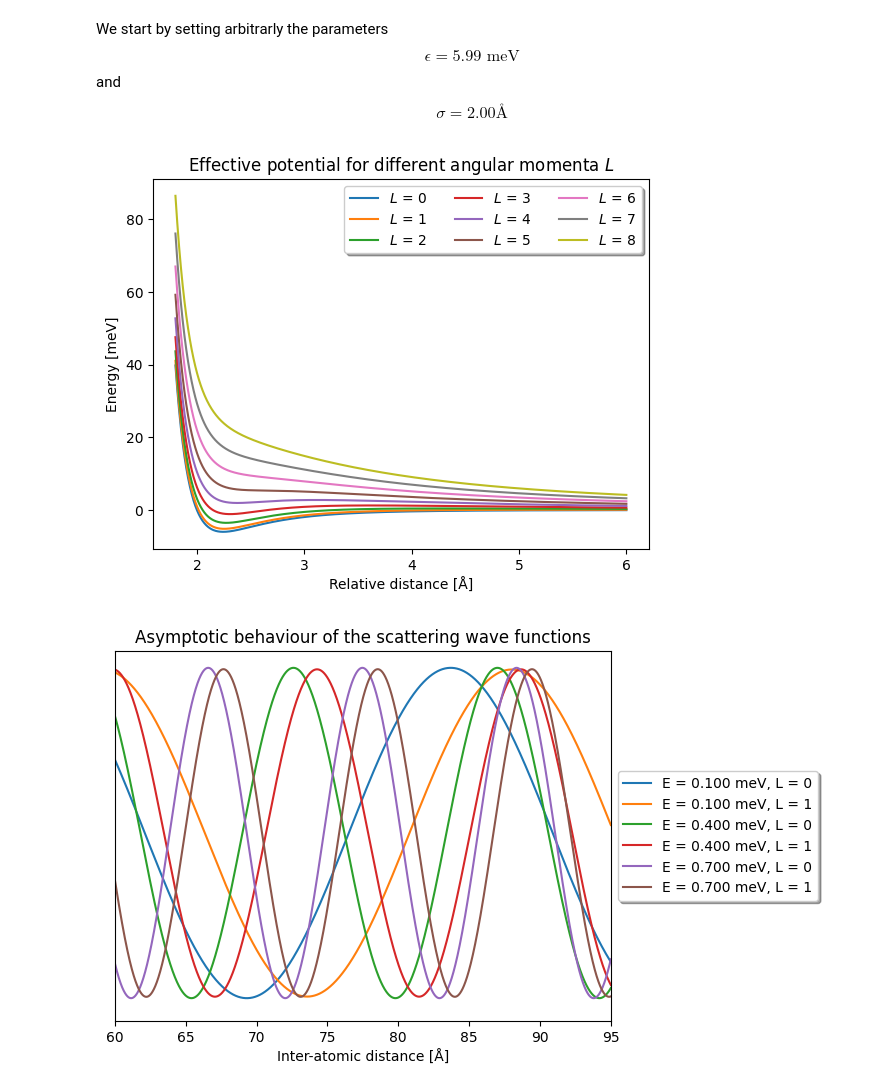
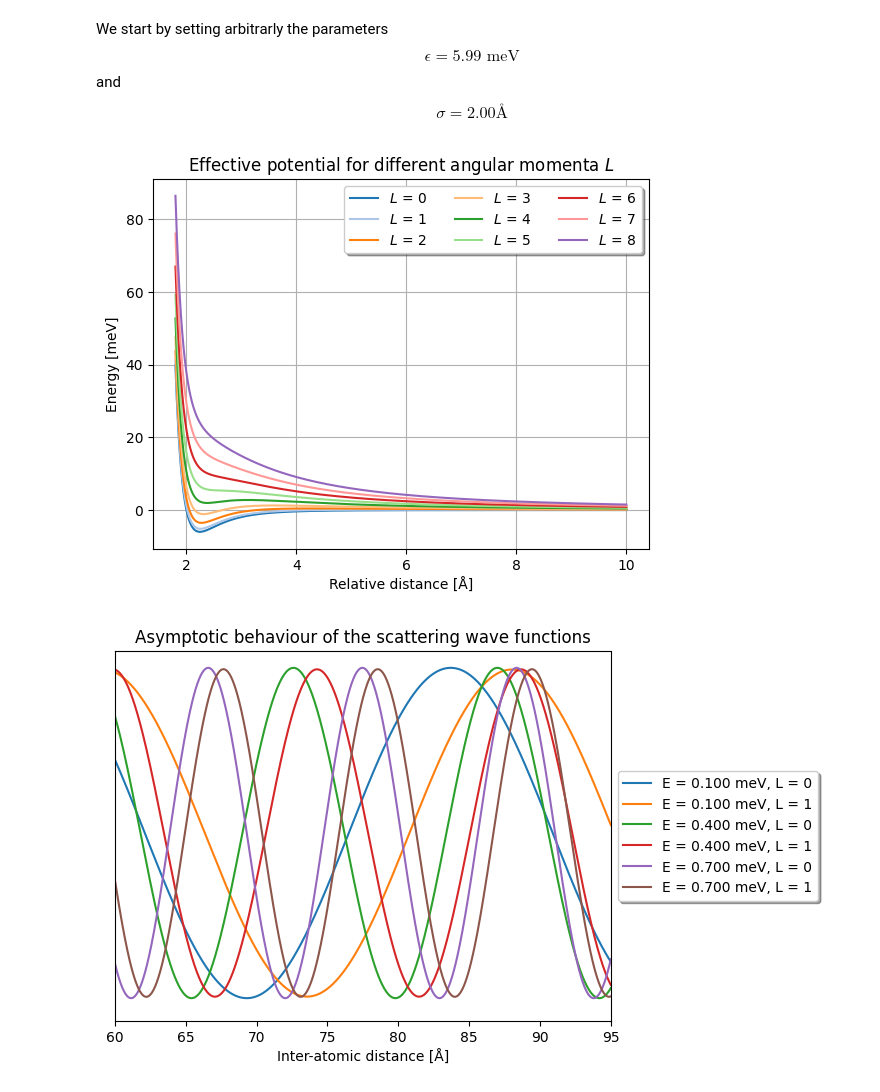
Before and after one commit to ihategoto/physipy, a Jupyter notebook: physipy/notebooks/phase_shifts_scattering.ipynb, the cells around one changed output. Saved outputs shown, nothing was run; the diff lists cells and outputs as text; code cells hidden in the pictures.

```diff
--- a/physipy/notebooks/phase_shifts_scattering.ipynb
+++ b/physipy/notebooks/phase_shifts_scattering.ipynb
@@ -25,21 +25,26 @@ print(f"ℏ²/2µ = {hbar2_over_2mu_meV_A2:.6f} meV·Å²")
 We start by setting arbitrarly the parameters $$\epsilon = 5.99 \text{ meV}$$ and $$\sigma = 2.00 Å$$
 # %%
 kwargs = {'hbar_squared_over_2_m' : 2.098599, 'sigma' : 2, 'epsilon' : 5.99}
+cmap = plt.get_cmap('tab20')
 # %%
 # print the effective potential for different angular momenta
-r = np.linspace(0.9 * kwargs['sigma'], 6, 1000)
+r = np.linspace(0.9 * kwargs['sigma'], 10, 1000)
 ls = np.arange(0, 9, 1)
 
 plt.title('Effective potential for different angular momenta $L$')
+i = 0
 for _l in ls:
-    plt.plot(r, phys.effective_potential(r, _l, phys.lennard_jones, **kwargs), label = f'$L$ = {_l}')
+    color = cmap(i)
+    plt.plot(r, phys.effective_potential(r, _l, phys.lennard_jones, **kwargs), color = color, label = f'$L$ = {_l}')
+    i += 1
 
 plt.xlabel('Relative distance [Å]')
 plt.ylabel('Energy [meV]')
 plt.legend(ncols = 3, fancybox = True, shadow = True)
+plt.grid()
 plt.show()
 # %% [output]
-[figure, old version]
+[figure, new version]
 # %%
 # print a few oscillations in the asymptotic regime
 h = 1e-3
```
Also changed, not shown: parts of 9 cells of this notebook.
